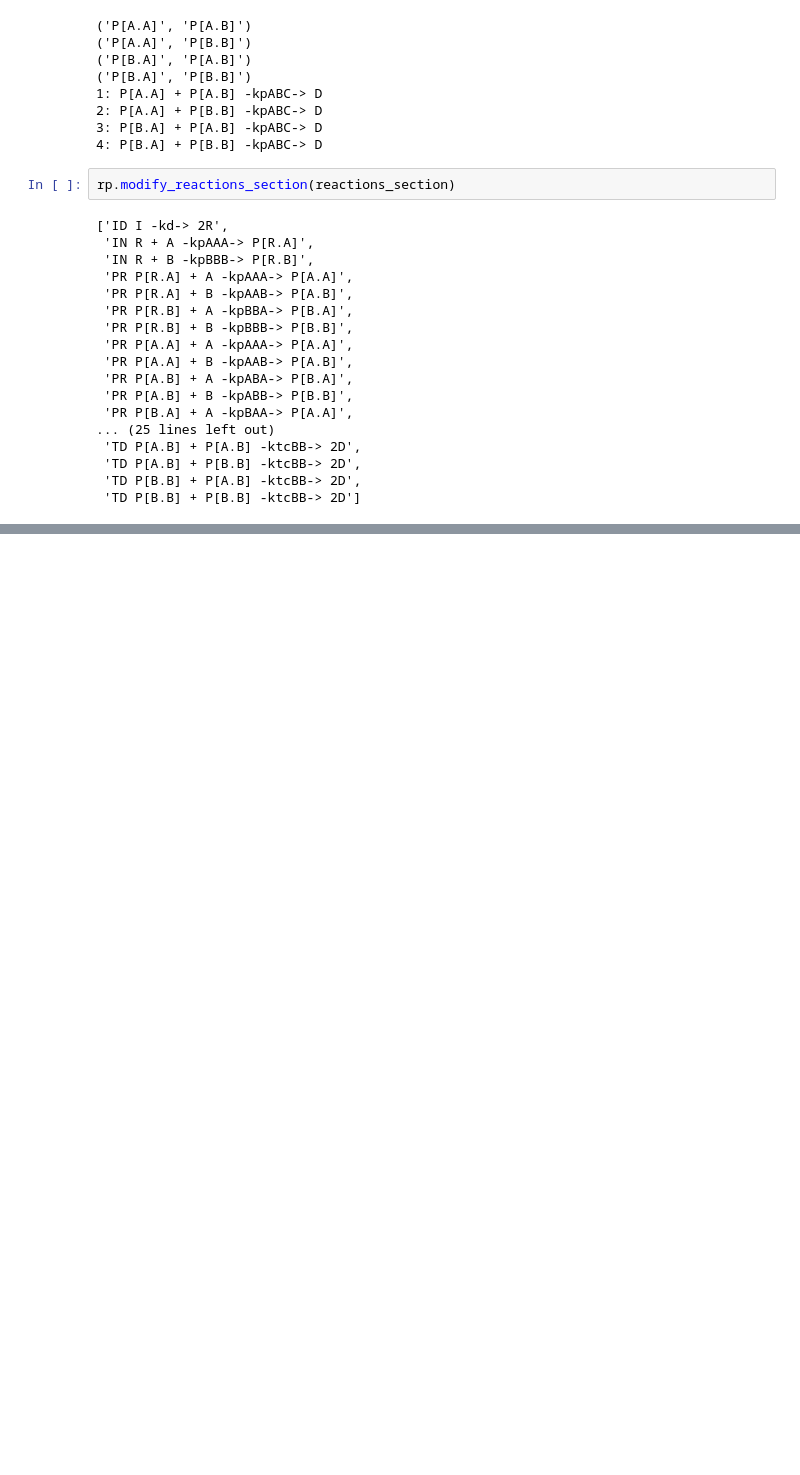
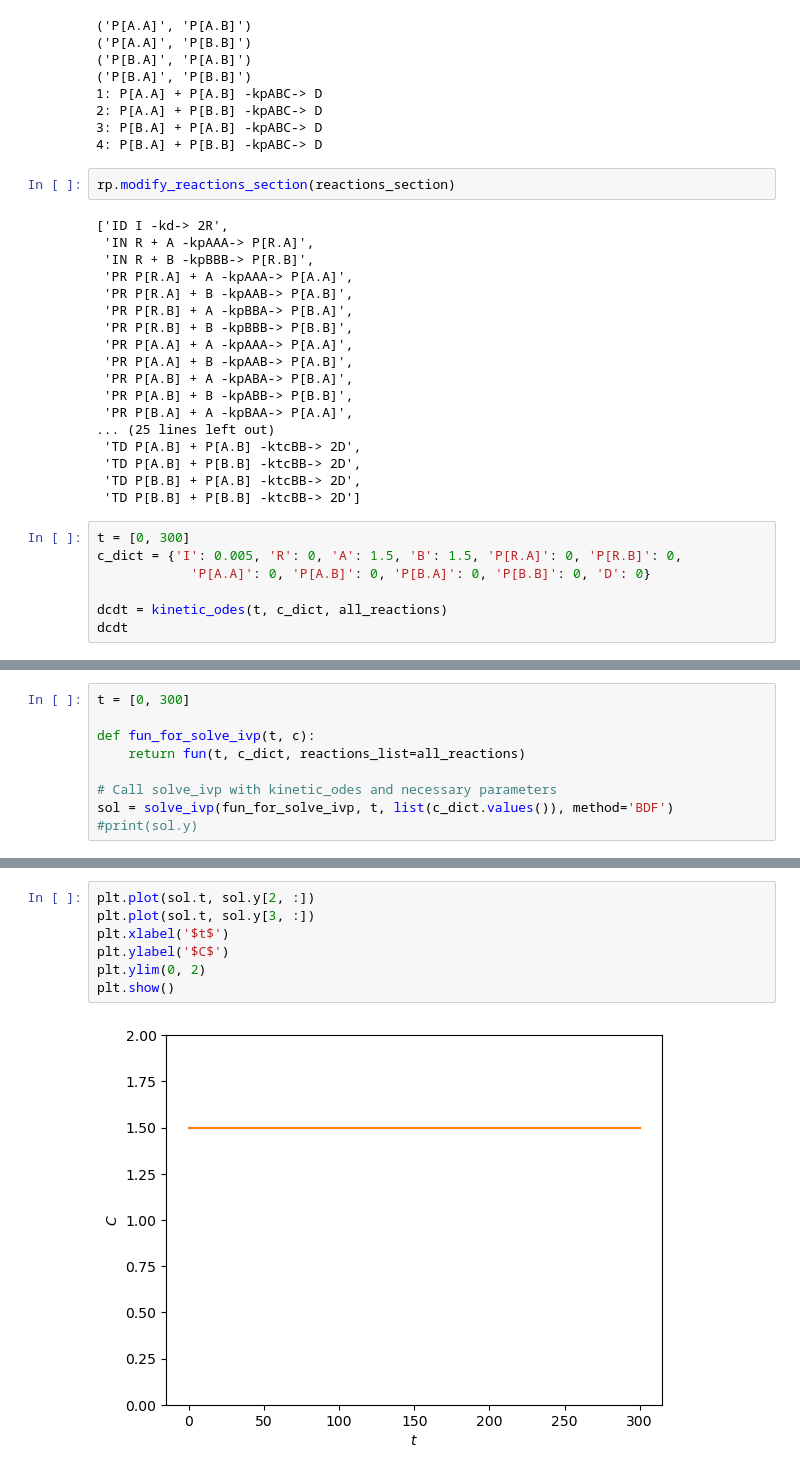
Before and after one commit to shivanimadhan/kinetic-ode-generator, a Jupyter notebook: test.ipynb, the cells around one changed output, grey strips where cells are left out. Cells and saved outputs as stored; diff of their text form; blank space fills up the shorter version.

```diff
--- a/test.ipynb
+++ b/test.ipynb
@@ -120,3 +127,10 @@ rp.modify_reactions_section(reactions_section)
  'TD P[A.B] + P[B.B] -ktcBB-> 2D',
  'TD P[B.B] + P[A.B] -ktcBB-> 2D',
  'TD P[B.B] + P[B.B] -ktcBB-> 2D']
+# %%
+t = [0, 300]
+c_dict = {'I': 0.005, 'R': 0, 'A': 1.5, 'B': 1.5, 'P[R.A]': 0, 'P[R.B]': 0,
+            'P[A.A]': 0, 'P[A.B]': 0, 'P[B.A]': 0, 'P[B.B]': 0, 'D': 0}
+
+dcdt = kinetic_odes(t, c_dict, all_reactions)
+dcdt
@@ -122,0 +157,9 @@ rp.modify_reactions_section(reactions_section)
+# %%
+t = [0, 300]
+
+def fun_for_solve_ivp(t, c):
+    return fun(t, c_dict, reactions_list=all_reactions)
+
+# Call solve_ivp with kinetic_odes and necessary parameters
+sol = solve_ivp(fun_for_solve_ivp, t, list(c_dict.values()), method='BDF')
+#print(sol.y)
@@ -122,0 +184,9 @@ rp.modify_reactions_section(reactions_section)
+# %%
+plt.plot(sol.t, sol.y[2, :])
+plt.plot(sol.t, sol.y[3, :])
+plt.xlabel('$t$')
+plt.ylabel('$C$')
+plt.ylim(0, 2)
+plt.show()
+# %% [output]
+[figure, added]
```
Also changed, not shown: parts of 7 cells of this notebook, 7 other files.
